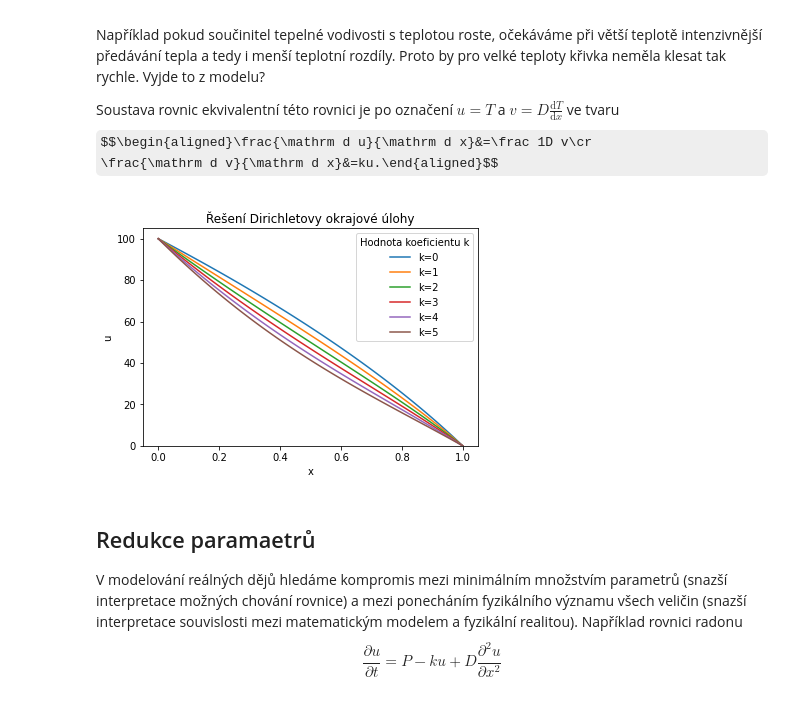
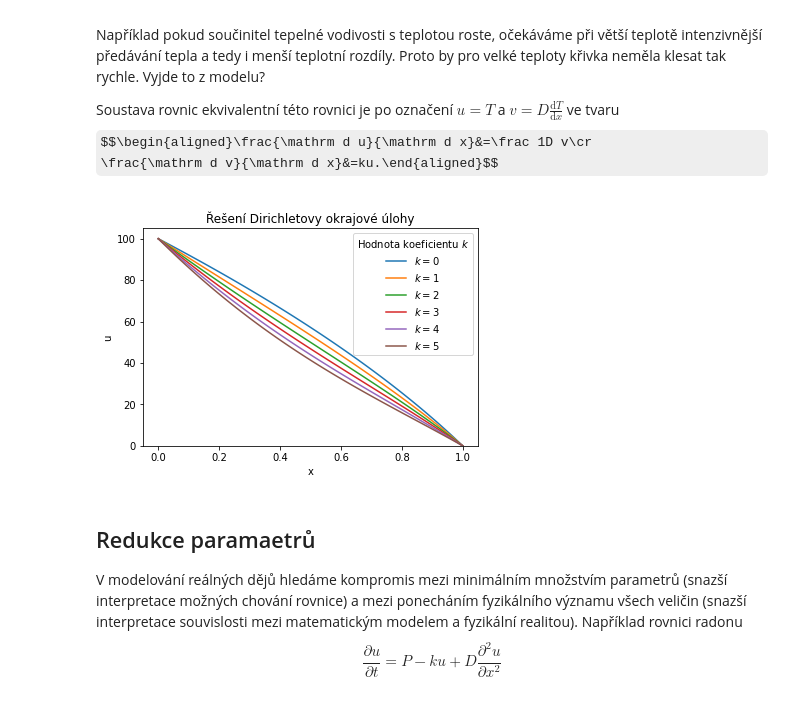
Before and after one commit to robert-marik/aromamath, a Jupyter notebook: DR_druheho_radu.ipynb, the cells around one changed output. Drawn from its saved outputs; the diff is of its cells as text; code cells hidden in the pictures; some formulas as TeX source.

```diff
--- a/DR_druheho_radu.ipynb
+++ b/DR_druheho_radu.ipynb
@@ -74,12 +74,12 @@ def bc(Ya, Yb):  # Okrajové podmínky
 for k in (0,1,2,3,4,5):
     sol = solve_bvp(fun, bc, x, y)
     y_plot = sol.sol(x_plot)[0]
-    plt.plot(x_plot, y_plot, label = "k=%s"%k)
+    plt.plot(x_plot, y_plot, label = r"$k=%s$"%k)
 
 plt.xlabel("x")
 plt.ylabel("u")
 plt.ylim(0)
-plt.legend(title="Hodnota koeficientu k")
+plt.legend(title=r"Hodnota koeficientu $k$")
 plt.title("Řešení Dirichletovy okrajové úlohy")
 plt.show()
 # %% [output]
@@ -97,26 +97,26 @@ $$\begin{aligned}\frac{\mathrm d u}{\mathrm d x}&=\frac 1D v\cr
 # %%
 def fun(X, Y):
     global k         # konstantu k použijeme globální
     u,v = Y          # identifikace komponent řešení
     return numpy.vstack((1/(1.2+0.01*u)*v, (k)*u))  # pravé strany rovnic jako sloupcový vektor
     # soucinitel vodivosti roste s teplotou u podle vzorce 1.2+0.01*u
 
 def bc(Ya, Yb):  # Okrajové podmínky
     return numpy.array([Ya[0]-100, Yb[0]])
 
 for k in (0,1,2,3,4,5):
     sol = solve_bvp(fun, bc, x, y)
     y_plot = sol.sol(x_plot)[0]
-    plt.plot(x_plot, y_plot, label = "k=%s"%k)
+    plt.plot(x_plot, y_plot, label = r"$k=%s$"%k)
 
 plt.xlabel("x")
 plt.ylabel("u")
 plt.ylim(0)
-plt.legend(title="Hodnota koeficientu k")
+plt.legend(title=r"Hodnota koeficientu $k$")
 plt.title("Řešení Dirichletovy okrajové úlohy")
 plt.show()
 # %% [output]
-[figure, old version]
+[figure, new version]
 # %% [markdown]
 ## Redukce paramaetrů
 
```
Also changed, not shown: parts of 2 cells of this notebook.
